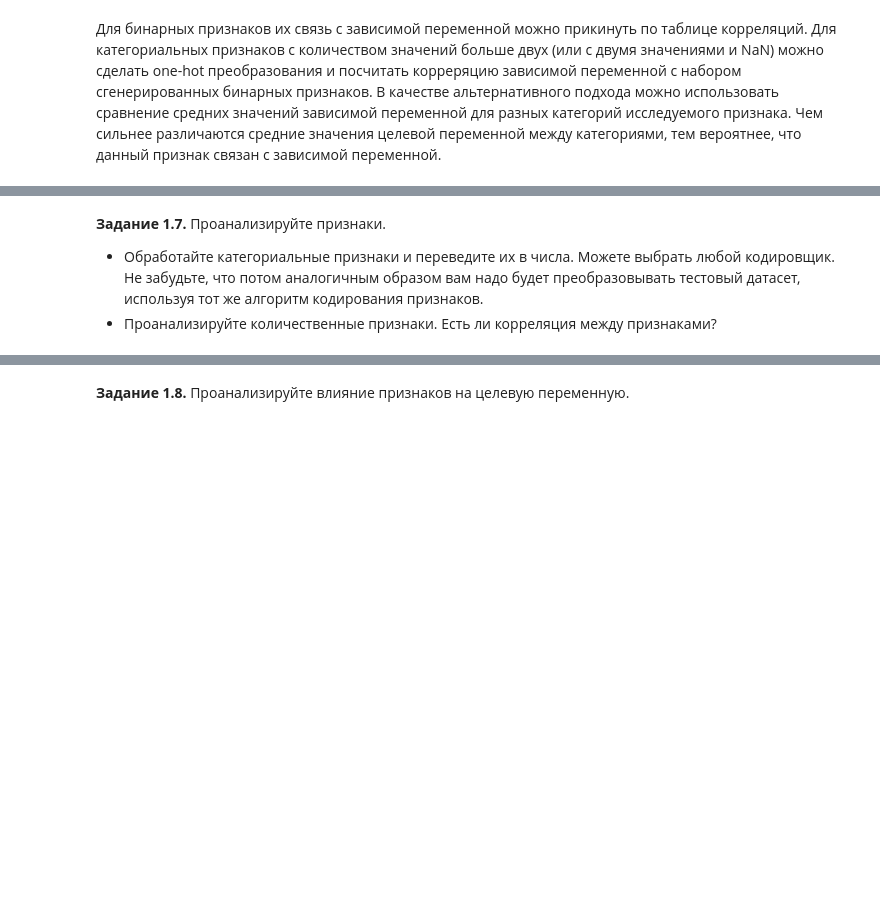
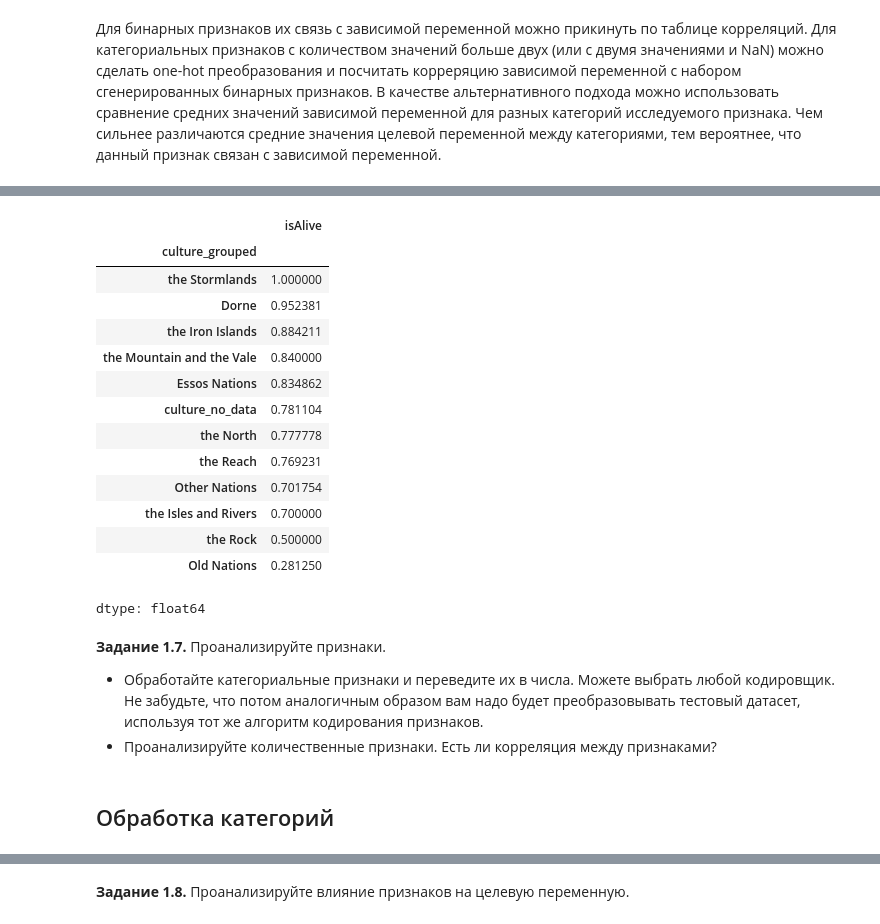
Before and after one commit to rodionP007/courses_MFTI, a Jupyter notebook: week_01_ml_intro/Homework/hw_1_game_of_thrones.ipynb, the cells around one changed output, grey strips where cells are left out. Drawn from its saved outputs; the diff is of its cells as text; code cells hidden in the pictures; blank space fills up the shorter version.

```diff
--- a/week_01_ml_intro/Homework/hw_1_game_of_thrones.ipynb
+++ b/week_01_ml_intro/Homework/hw_1_game_of_thrones.ipynb
@@ -602,3 +632,21 @@ data.describe(include = ["number"]).T[['count', 'min', 'max']].assign(N_unique_v
+# %%
+data.groupby('culture_grouped', dropna = False)['isAlive'].mean().sort_values(ascending=False)
+# %% [output]
+|  | isAlive |
+| culture_grouped |  |
+| the Stormlands | 1.000000 |
+| Dorne | 0.952381 |
+| the Iron Islands | 0.884211 |
+| the Mountain and the Vale | 0.840000 |
+| Essos Nations | 0.834862 |
+| culture_no_data | 0.781104 |
+| the North | 0.777778 |
+| the Reach | 0.769231 |
+| Other Nations | 0.701754 |
+| the Isles and Rivers | 0.700000 |
+| the Rock | 0.500000 |
+| Old Nations | 0.281250 |
+dtype: float64
 # %% [markdown]
 **Задание 1.7.** Проанализируйте признаки.
   * Обработайте категориальные признаки и переведите их в числа. Можете выбрать любой кодировщик. Не забудьте, что потом аналогичным образом вам надо будет преобразовывать тестовый датасет, используя тот же алгоритм кодирования признаков.
@@ -607,0 +654,2 @@ data.describe(include = ["number"]).T[['count', 'min', 'max']].assign(N_unique_v
+# %% [markdown]
+## Обработка категорий
```
Also changed, not shown: parts of 21 cells of this notebook.
